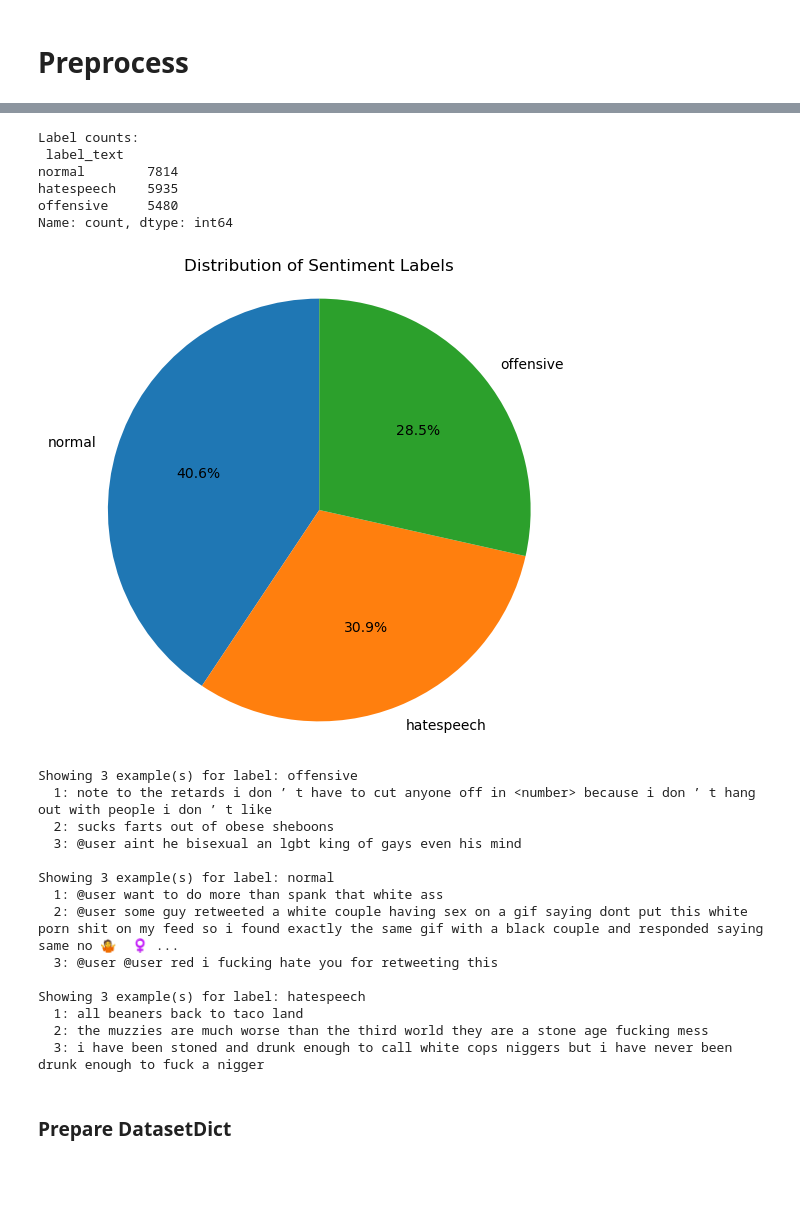
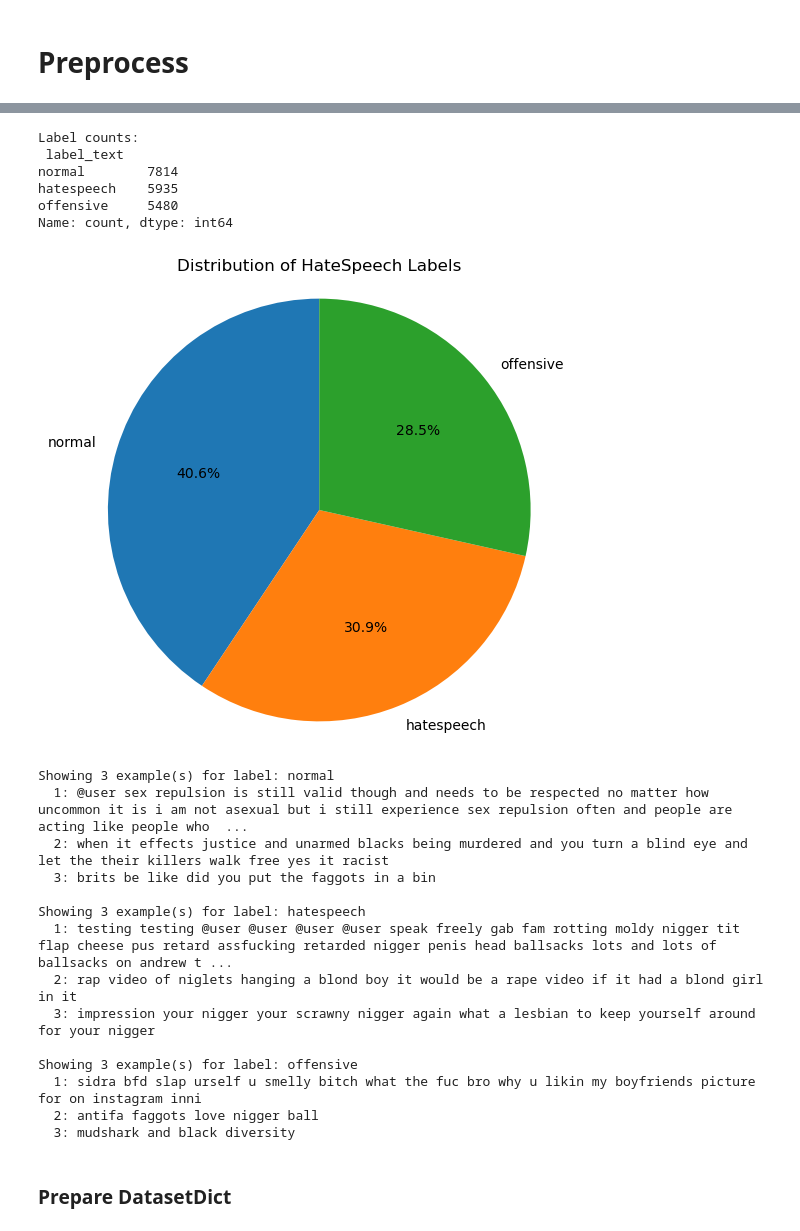
Before and after one commit to TomSOWI/thesis-datasets, a Jupyter notebook: hateXplain/create_dataset.ipynb, the cells around one changed output, grey strips where cells are left out. Drawn from its saved outputs; the diff is of its cells as text; code cells hidden in the pictures; blank space fills up the shorter version.

```diff
--- a/hateXplain/create_dataset.ipynb
+++ b/hateXplain/create_dataset.ipynb
@@ -148,0 +76,13 @@ Showing 3 example(s) for pattern: rt
+# %%
+# Only for test
+def majority_vote(text):
+    arr = text["label"]
+    # Use Counter to find the most common element
+    most_common = Counter(arr).most_common(1)[0][0]
+    return most_common
+
+df_test["label"] = df_test["annotators"].apply(majority_vote)
+# Convert labels to text
+id2text = {0: "hatespeech", 1: "normal", 2: "offensive"}
+df_test["label_text"] = df_test["label"].apply(lambda x: id2text[x])
+df_test.head()
@@ -148,0 +130,27 @@ Showing 3 example(s) for pattern: rt
+# %%
+def vote_count(text):
+    arr = text["label"]
+    # Use Counter to find the most common element
+    most_common = Counter(arr)#.most_common(1)[0][0]
+    return most_common
+# Test for weak labels with low annotator agreement
+df_train["label"] = df_train["annotators"].apply(vote_count)
+df_train["label_strength"] = df_train["label"].apply(lambda x: "strong" if len(x) == 1 else "weak")
+print(df_train["label"].value_counts())
+print(df_train["label_strength"].value_counts())
+df_train = df_train.drop(columns="label_strength")
+# --> No removal of weak labels due to the shere amount of weak labels
+# Apply majority vote for gold labels
+df_train["label"] = df_train["annotators"].apply(majority_vote)
+df_train["label_text"] = df_train["label"].apply(lambda x: id2text[x])
+# Replace <user> with @user to align with TGDataset
+df_train["text"] = df_train["text"].apply(lambda x: re.sub("<user>","@user",x))
+# Remove rt and resulting white spaces
+def preprocess(text):
+    text = re.sub(r'\brt\b', '', text)
+    text = re.sub(r'\s+', ' ', text)
+    text = text.strip()
+    return text
+
+df_train["text"] = df_train["text"].progress_apply(preprocess)
+df_train.head()
@@ -149,28 +179,29 @@ Showing 3 example(s) for pattern: rt
 # %%
-plot_distribution(df, label_column="label_text", class_name="Sentiment")
+df = pd.concat([df_train, df_test], ignore_index=True)
+plot_distribution(df, label_column="label_text", class_name="HateSpeech")
 show_examples(df, label_column="label_text")
 # %% [output]
 Label counts:
  label_text
 normal        7814
 hatespeech    5935
 offensive     5480
 Name: count, dtype: int64
-[figure, old version]
+[figure, new version]
-Showing 3 example(s) for label: offensive
-  1: note to the retards i don ’ t have to cut anyone off in <number> because i don ’ t hang out with people i don ’ t like
-  2: sucks farts out of obese sheboons
-  3: @user aint he bisexual an lgbt king of gays even his mind
-
 Showing 3 example(s) for label: normal
-  1: @user want to do more than spank that white ass
-  2: @user some guy retweeted a white couple having sex on a gif saying dont put this white porn shit on my feed so i found exactly the same gif with a black couple and responded saying same no 🤷 ‍ ♀️ ...
-  3: @user @user red i fucking hate you for retweeting this
+  1: @user sex repulsion is still valid though and needs to be respected no matter how uncommon it is i am not asexual but i still experience sex repulsion often and people are acting like people who  ...
+  2: when it effects justice and unarmed blacks being murdered and you turn a blind eye and let the their killers walk free yes it racist
+  3: brits be like did you put the faggots in a bin
 
 Showing 3 example(s) for label: hatespeech
-  1: all beaners back to taco land
-  2: the muzzies are much worse than the third world they are a stone age fucking mess
-  3: i have been stoned and drunk enough to call white cops niggers but i have never been drunk enough to fuck a nigger
+  1: testing testing @user @user @user @user speak freely gab fam rotting moldy nigger tit flap cheese pus retard assfucking retarded nigger penis head ballsacks lots and lots of ballsacks on andrew t ...
+  2: rap video of niglets hanging a blond boy it would be a rape video if it had a blond girl in it
+  3: impression your nigger your scrawny nigger again what a lesbian to keep yourself around for your nigger
+
+Showing 3 example(s) for label: offensive
+  1: sidra bfd slap urself u smelly bitch what the fuc bro why u likin my boyfriends picture for on instagram inni
+  2: antifa faggots love nigger ball
+  3: mudshark and black diversity
 # %% [markdown]
 ### Prepare DatasetDict
 # %%
```
Also changed, not shown: parts of 19 cells of this notebook, 9 other files.
